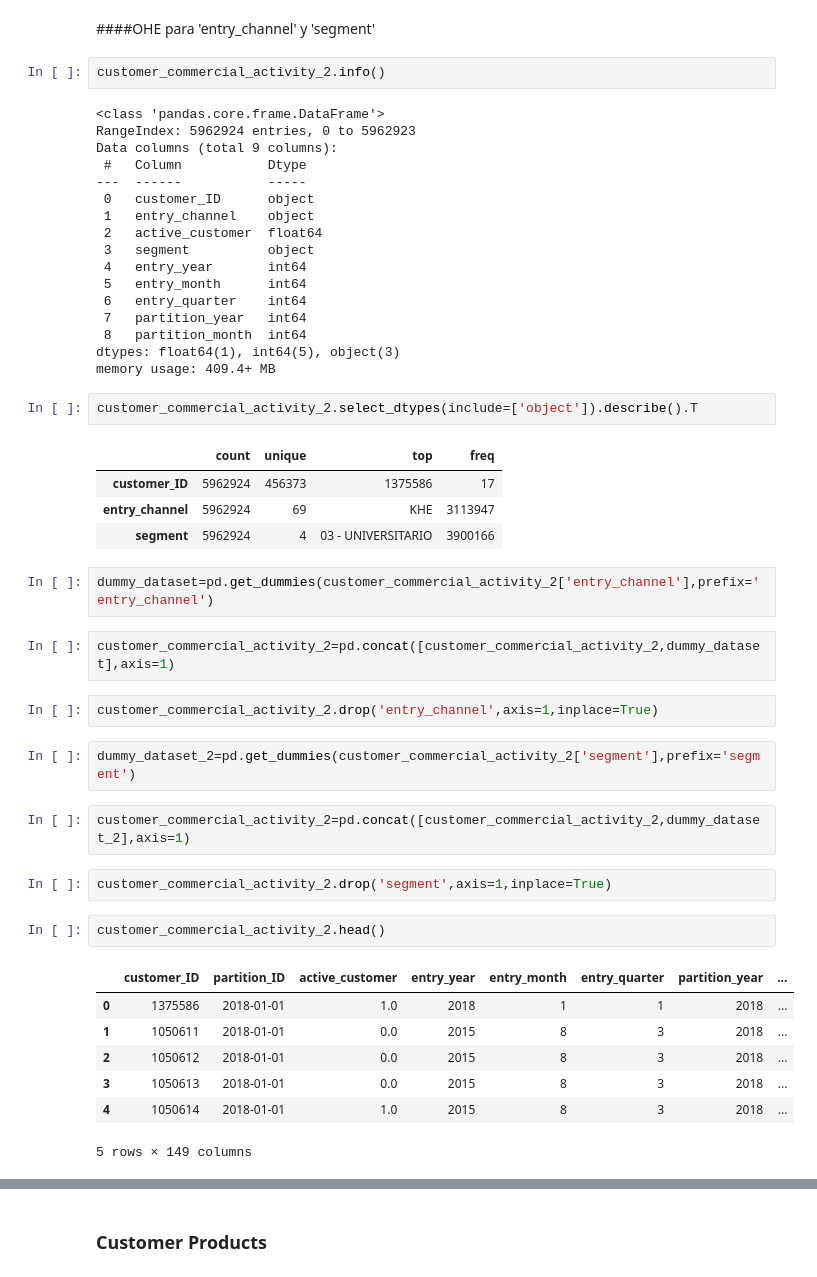
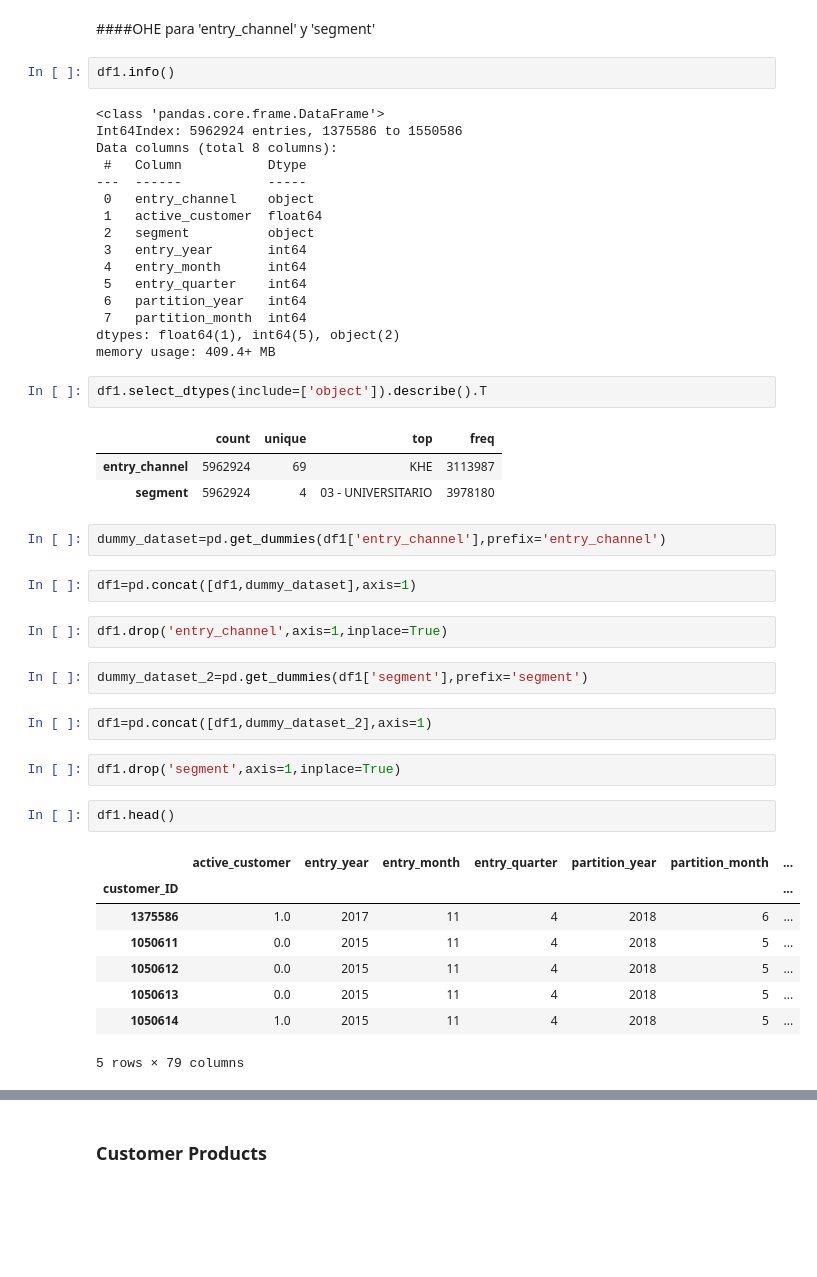
Before and after one commit to RicardColomOrero/easymoney, a Jupyter notebook: Easymoney_Ricard.ipynb, the cells around one changed output, grey strips where cells are left out. Cells and saved outputs as stored; diff of their text form; blank space fills up the shorter version.

```diff
--- a/Easymoney_Ricard.ipynb
+++ b/Easymoney_Ricard.ipynb
@@ -803,51 +764,50 @@ customer_commercial_activity_2.head()
 # %% [markdown]
 ####OHE para 'entry_channel' y 'segment'
 # %%
-customer_commercial_activity_2.info()
+df1.info()
 # %% [output]
 <class 'pandas.core.frame.DataFrame'>
-RangeIndex: 5962924 entries, 0 to 5962923
-Data columns (total 9 columns):
+Int64Index: 5962924 entries, 1375586 to 1550586
+Data columns (total 8 columns):
  #   Column           Dtype
 ---  ------           -----
- 0   customer_ID      object
- 1   entry_channel    object
- 2   active_customer  float64
- 3   segment          object
- 4   entry_year       int64
- 5   entry_month      int64
- 6   entry_quarter    int64
- 7   partition_year   int64
- 8   partition_month  int64
-dtypes: float64(1), int64(5), object(3)
+ 0   entry_channel    object
+ 1   active_customer  float64
+ 2   segment          object
+ 3   entry_year       int64
+ 4   entry_month      int64
+ 5   entry_quarter    int64
+ 6   partition_year   int64
+ 7   partition_month  int64
+dtypes: float64(1), int64(5), object(2)
 memory usage: 409.4+ MB
 # %%
-customer_commercial_activity_2.select_dtypes(include=['object']).describe().T
+df1.select_dtypes(include=['object']).describe().T
 # %% [output]
 |  | count | unique | top | freq |
-| customer_ID | 5962924 | 456373 | 1375586 | 17 |
-| entry_channel | 5962924 | 69 | KHE | 3113947 |
-| segment | 5962924 | 4 | 03 - UNIVERSITARIO | 3900166 |
+| entry_channel | 5962924 | 69 | KHE | 3113987 |
+| segment | 5962924 | 4 | 03 - UNIVERSITARIO | 3978180 |
 # %%
-dummy_dataset=pd.get_dummies(customer_commercial_activity_2['entry_channel'],prefix='entry_channel')
+dummy_dataset=pd.get_dummies(df1['entry_channel'],prefix='entry_channel')
 # %%
-customer_commercial_activity_2=pd.concat([customer_commercial_activity_2,dummy_dataset],axis=1)
+df1=pd.concat([df1,dummy_dataset],axis=1)
 # %%
-customer_commercial_activity_2.drop('entry_channel',axis=1,inplace=True)
+df1.drop('entry_channel',axis=1,inplace=True)
 # %%
-dummy_dataset_2=pd.get_dummies(customer_commercial_activity_2['segment'],prefix='segment')
+dummy_dataset_2=pd.get_dummies(df1['segment'],prefix='segment')
 # %%
-customer_commercial_activity_2=pd.concat([customer_commercial_activity_2,dummy_dataset_2],axis=1)
+df1=pd.concat([df1,dummy_dataset_2],axis=1)
 # %%
-customer_commercial_activity_2.drop('segment',axis=1,inplace=True)
+df1.drop('segment',axis=1,inplace=True)
 # %%
-customer_commercial_activity_2.head()
+df1.head()
 # %% [output]
-|  | customer_ID | partition_ID | active_customer | entry_year | entry_month | entry_quarter | partition_year | ... |
-| 0 | 1375586 | 2018-01-01 | 1.0 | 2018 | 1 | 1 | 2018 | ... |
-| 1 | 1050611 | 2018-01-01 | 0.0 | 2015 | 8 | 3 | 2018 | ... |
-| 2 | 1050612 | 2018-01-01 | 0.0 | 2015 | 8 | 3 | 2018 | ... |
-| 3 | 1050613 | 2018-01-01 | 0.0 | 2015 | 8 | 3 | 2018 | ... |
-| 4 | 1050614 | 2018-01-01 | 1.0 | 2015 | 8 | 3 | 2018 | ... |
+|  | active_customer | entry_year | entry_month | entry_quarter | partition_year | partition_month | ... |
+| customer_ID |  |  |  |  |  |  | ... |
+| 1375586 | 1.0 | 2017 | 11 | 4 | 2018 | 6 | ... |
+| 1050611 | 0.0 | 2015 | 11 | 4 | 2018 | 5 | ... |
+| 1050612 | 0.0 | 2015 | 11 | 4 | 2018 | 5 | ... |
+| 1050613 | 0.0 | 2015 | 11 | 4 | 2018 | 5 | ... |
+| 1050614 | 1.0 | 2015 | 11 | 4 | 2018 | 5 | ... |
-5 rows × 149 columns
+5 rows × 79 columns
 # %%
```
Also changed, not shown: parts of 57 cells of this notebook.
